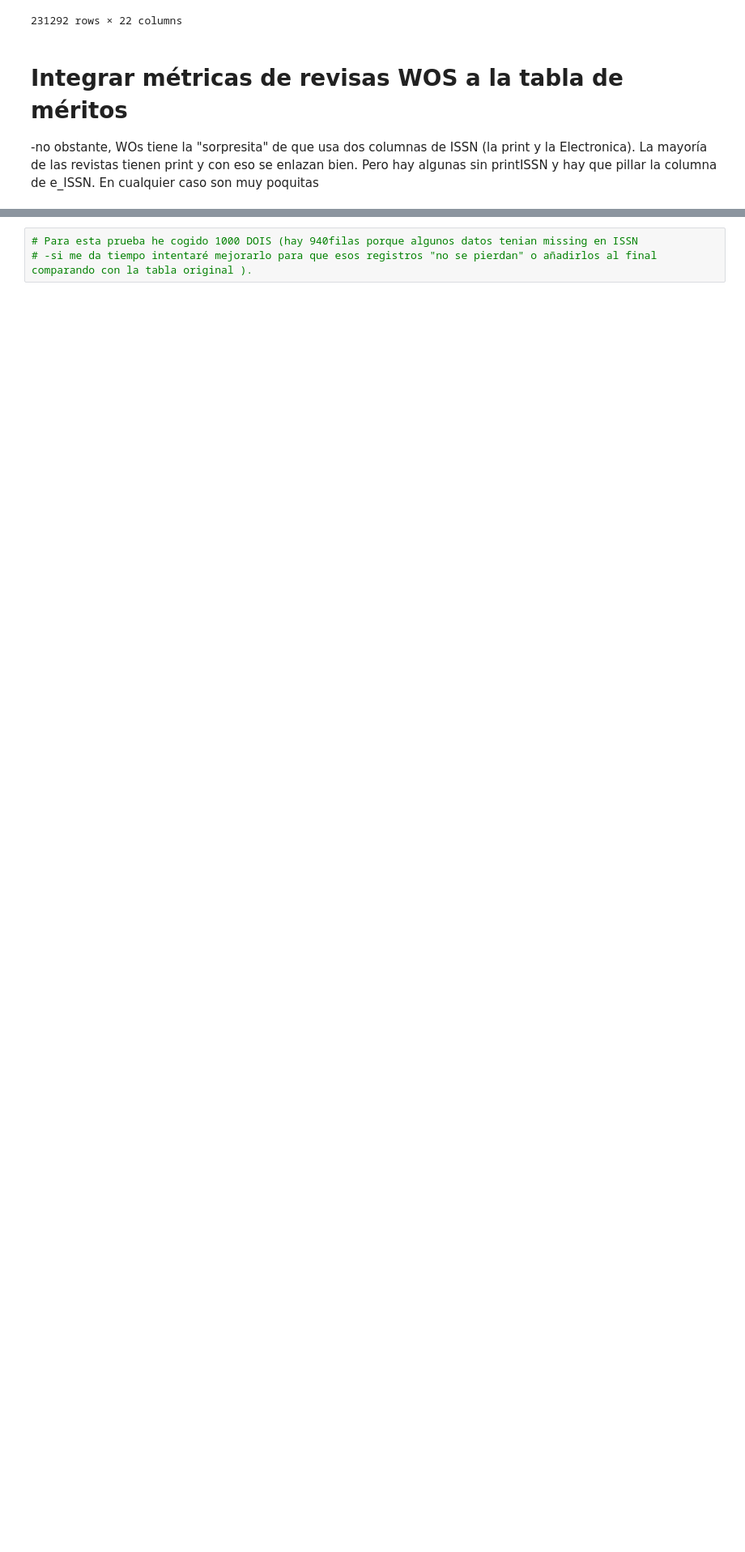
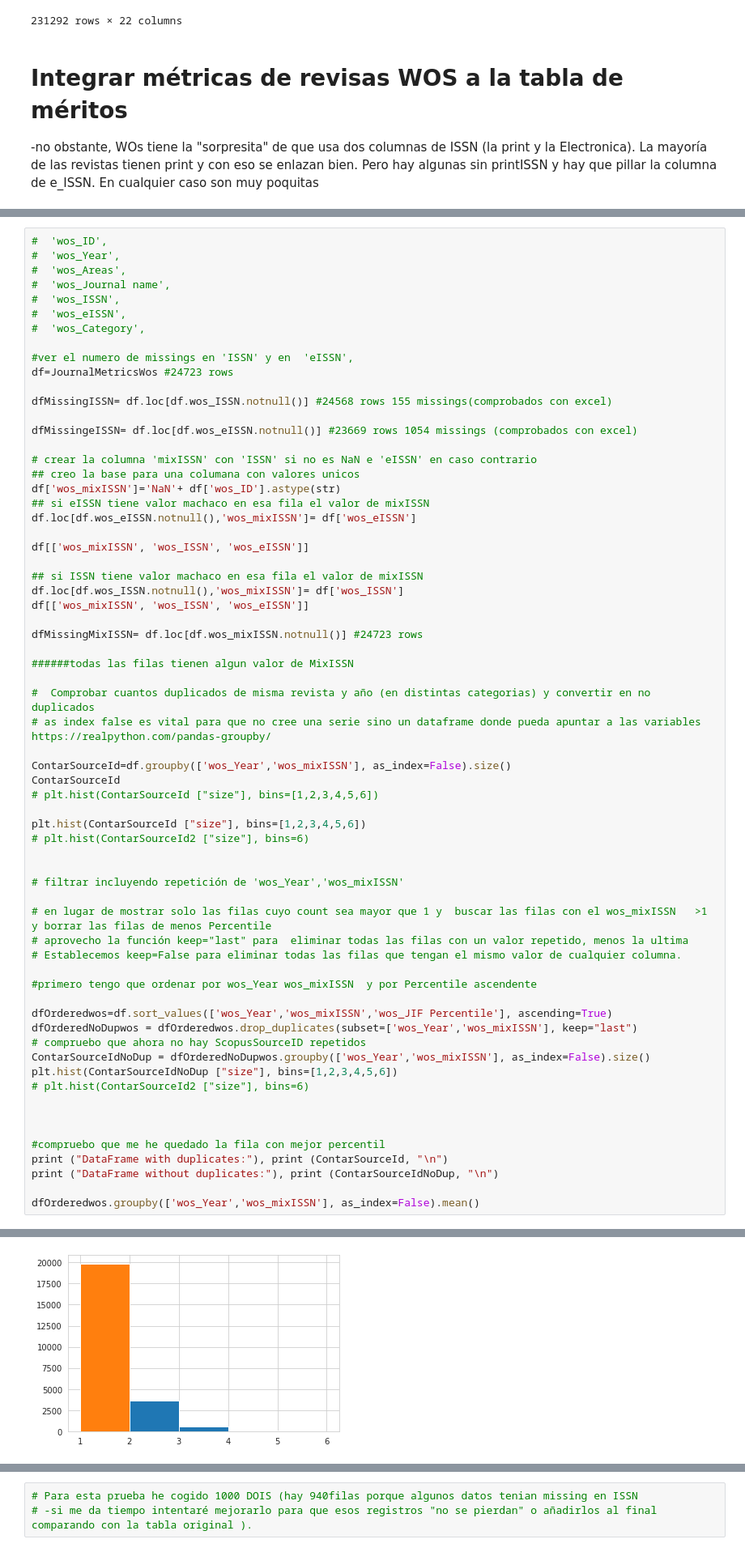
Before and after one commit to jamg-upv/Impacto-citas-articulo, a Jupyter notebook: impactoencitas.ipynb, the cells around one changed output, grey strips where cells are left out. Shown at 81% size. Drawn from its saved outputs; the diff is of its cells as text; blank space fills up the shorter version.

```diff
--- a/impactoencitas.ipynb
+++ b/impactoencitas.ipynb
@@ -892,0 +881,66 @@ dfOrderedNoDup.groupby(['CsYear','ScopusSourceID'], as_index=False).mean()
+# %%
+#  'wos_ID',
+#  'wos_Year',
+#  'wos_Areas',
+#  'wos_Journal name',
+#  'wos_ISSN',
+#  'wos_eISSN',
+#  'wos_Category',
+
+#ver el numero de missings en 'ISSN' y en  'eISSN',
+df=JournalMetricsWos #24723 rows
+
+dfMissingISSN= df.loc[df.wos_ISSN.notnull()] #24568 rows 155 missings(comprobados con excel)
+
+dfMissingeISSN= df.loc[df.wos_eISSN.notnull()] #23669 rows 1054 missings (comprobados con excel)
+
+# crear la columna 'mixISSN' con 'ISSN' si no es NaN e 'eISSN' en caso contrario
+## creo la base para una columana con valores unicos
+df['wos_mixISSN']='NaN'+ df['wos_ID'].astype(str)
+## si eISSN tiene valor machaco en esa fila el valor de mixISSN
+df.loc[df.wos_eISSN.notnull(),'wos_mixISSN']= df['wos_eISSN']
+
+df[['wos_mixISSN', 'wos_ISSN', 'wos_eISSN']]
+
+## si ISSN tiene valor machaco en esa fila el valor de mixISSN
+df.loc[df.wos_ISSN.notnull(),'wos_mixISSN']= df['wos_ISSN']
+df[['wos_mixISSN', 'wos_ISSN', 'wos_eISSN']]
+
+dfMissingMixISSN= df.loc[df.wos_mixISSN.notnull()] #24723 rows
+
+######todas las filas tienen algun valor de MixISSN
+
+#  Comprobar cuantos duplicados de misma revista y año (en distintas categorias) y convertir en no duplicados
+# as index false es vital para que no cree una serie sino un dataframe donde pueda apuntar a las variables https://realpython.com/pandas-groupby/
+
+ContarSourceId=df.groupby(['wos_Year','wos_mixISSN'], as_index=False).size()
+ContarSourceId
+# plt.hist(ContarSourceId ["size"], bins=[1,2,3,4,5,6])
+
+plt.hist(ContarSourceId ["size"], bins=[1,2,3,4,5,6])
+# plt.hist(ContarSourceId2 ["size"], bins=6)
+
+
+# filtrar incluyendo repetición de 'wos_Year','wos_mixISSN'
+
+# en lugar de mostrar solo las filas cuyo count sea mayor que 1 y  buscar las filas con el wos_mixISSN	 >1  y borrar las filas de menos Percentile
+# aprovecho la función keep="last" para  eliminar todas las filas con un valor repetido, menos la ultima
+# Establecemos keep=False para eliminar todas las filas que tengan el mismo valor de cualquier columna.
+
+#primero tengo que ordenar por wos_Year wos_mixISSN  y por Percentile ascendente
+
+dfOrderedwos=df.sort_values(['wos_Year','wos_mixISSN','wos_JIF Percentile'], ascending=True)
+dfOrderedNoDupwos = dfOrderedwos.drop_duplicates(subset=['wos_Year','wos_mixISSN'], keep="last")
+# compruebo que ahora no hay ScopusSourceID repetidos
+ContarSourceIdNoDup = dfOrderedNoDupwos.groupby(['wos_Year','wos_mixISSN'], as_index=False).size()
+plt.hist(ContarSourceIdNoDup ["size"], bins=[1,2,3,4,5,6])
+# plt.hist(ContarSourceId2 ["size"], bins=6)
+
+
+
+#compruebo que me he quedado la fila con mejor percentil
+print ("DataFrame with duplicates:"), print (ContarSourceId, "\n")
+print ("DataFrame without duplicates:"), print (ContarSourceIdNoDup, "\n")
+
+dfOrderedwos.groupby(['wos_Year','wos_mixISSN'], as_index=False).mean()
+# %% [output]
@@ -892,0 +977 @@ dfOrderedNoDup.groupby(['CsYear','ScopusSourceID'], as_index=False).mean()
+[figure, added]
```
Also changed, not shown: parts of 11 cells of this notebook.
